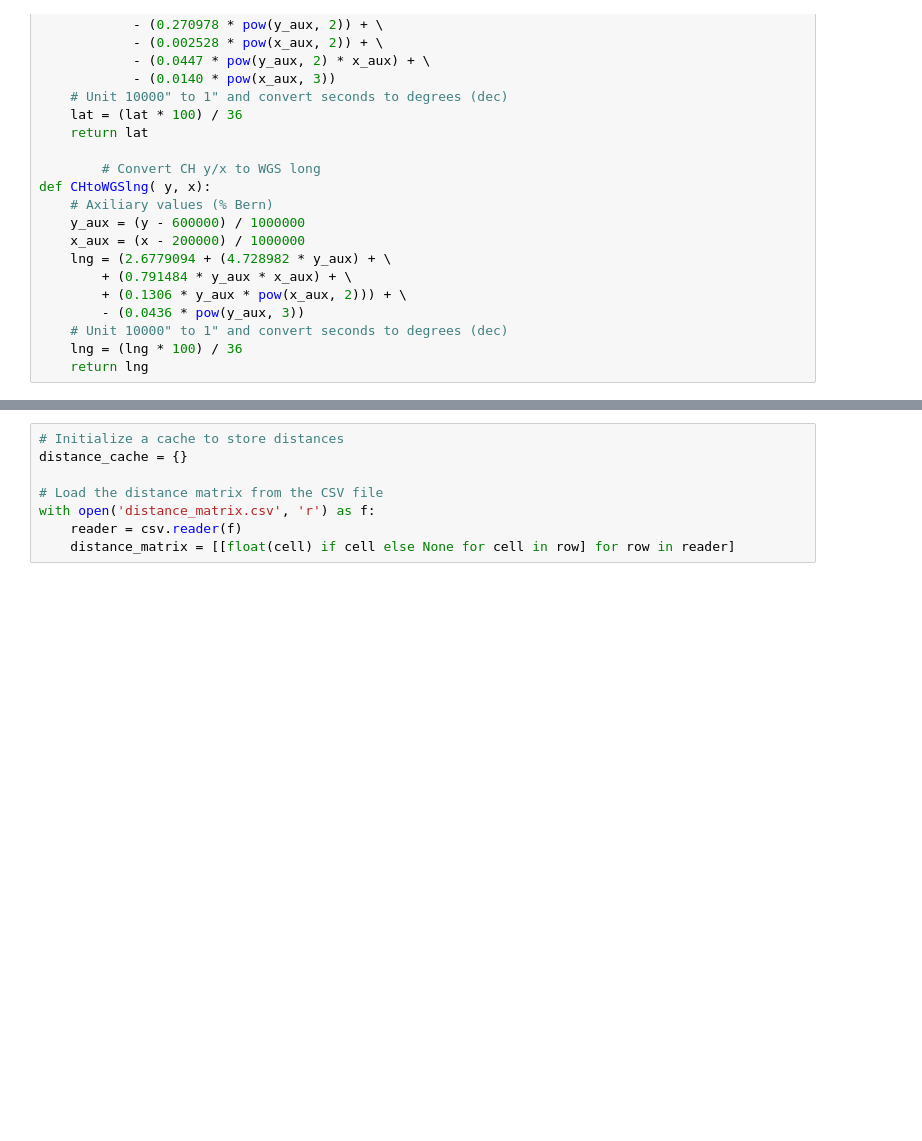
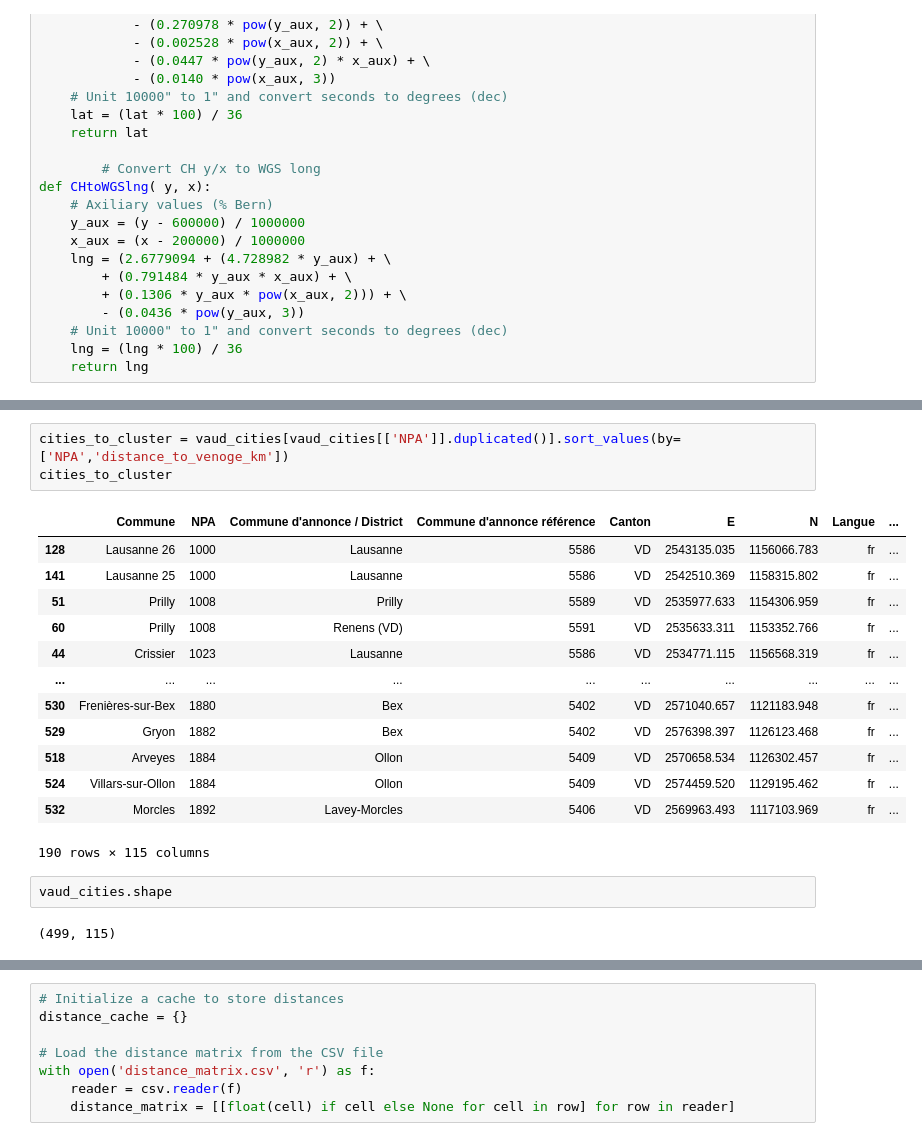
Before and after one commit to baertsch/MGT-530-SLO, a Jupyter notebook: generate_data.ipynb, the cells around one changed output, grey strips where cells are left out. Cells and saved outputs as stored; diff of their text form; blank space fills up the shorter version.

```diff
--- a/generate_data.ipynb
+++ b/generate_data.ipynb
@@ -238,0 +243,21 @@ cities=vaud_cities[(vaud_cities['distance_to_venoge_km']>=5) & (vaud_cities['dis
+# %%
+cities_to_cluster = vaud_cities[vaud_cities[['NPA']].duplicated()].sort_values(by=['NPA','distance_to_venoge_km'])
+cities_to_cluster
+# %% [output]
+|  | Commune | NPA | Commune d'annonce / District | Commune d'annonce référence | Canton | E | N | Langue | ... |
+| 128 | Lausanne 26 | 1000 | Lausanne | 5586 | VD | 2543135.035 | 1156066.783 | fr | ... |
+| 141 | Lausanne 25 | 1000 | Lausanne | 5586 | VD | 2542510.369 | 1158315.802 | fr | ... |
+| 51 | Prilly | 1008 | Prilly | 5589 | VD | 2535977.633 | 1154306.959 | fr | ... |
+| 60 | Prilly | 1008 | Renens (VD) | 5591 | VD | 2535633.311 | 1153352.766 | fr | ... |
+| 44 | Crissier | 1023 | Lausanne | 5586 | VD | 2534771.115 | 1156568.319 | fr | ... |
+| ... | ... | ... | ... | ... | ... | ... | ... | ... | ... |
+| 530 | Frenières-sur-Bex | 1880 | Bex | 5402 | VD | 2571040.657 | 1121183.948 | fr | ... |
+| 529 | Gryon | 1882 | Bex | 5402 | VD | 2576398.397 | 1126123.468 | fr | ... |
+| 518 | Arveyes | 1884 | Ollon | 5409 | VD | 2570658.534 | 1126302.457 | fr | ... |
+| 524 | Villars-sur-Ollon | 1884 | Ollon | 5409 | VD | 2574459.520 | 1129195.462 | fr | ... |
+| 532 | Morcles | 1892 | Lavey-Morcles | 5406 | VD | 2569963.493 | 1117103.969 | fr | ... |
+190 rows × 115 columns
+# %%
+vaud_cities.shape
+# %% [output]
+(499, 115)
```
Also changed, not shown: parts of 55 cells of this notebook, 4 other files.
